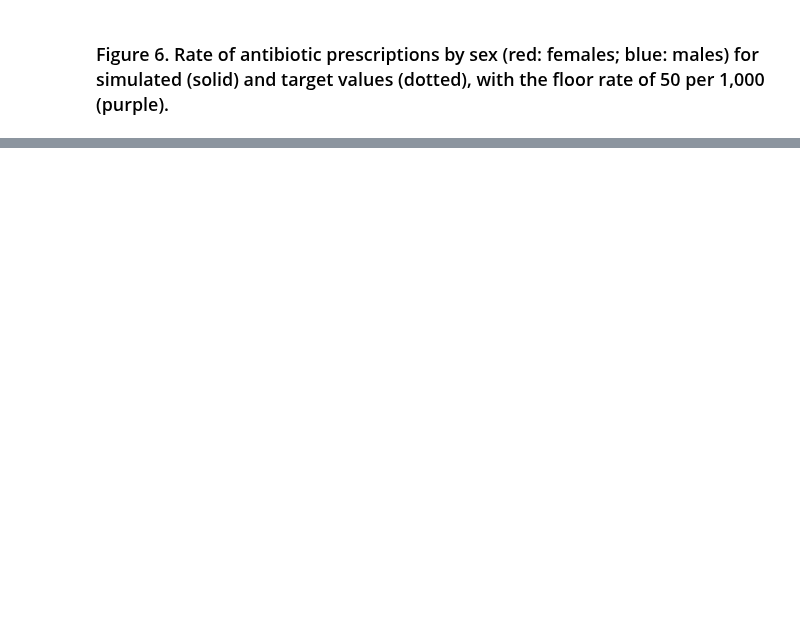
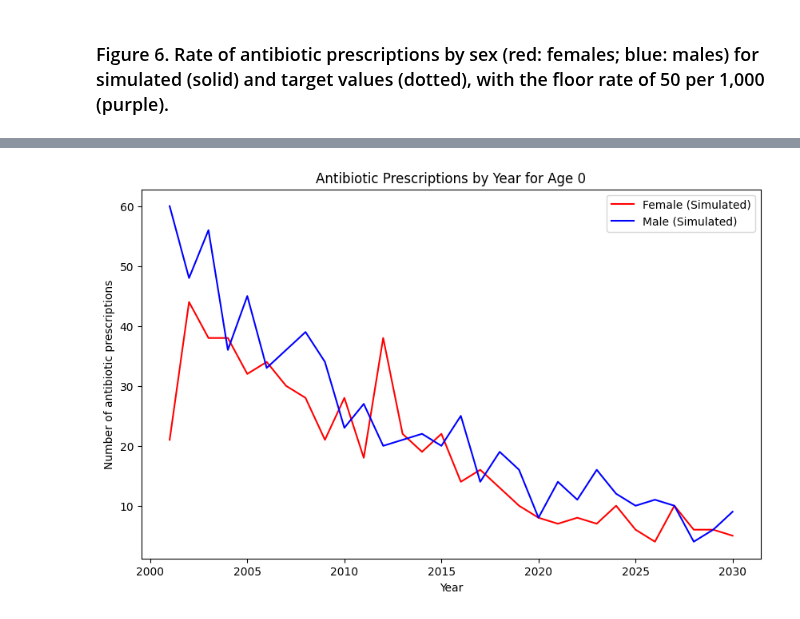
Before and after one commit to resplab/leap, a Jupyter notebook: notebook.ipynb, the cells around one changed output, grey strips where cells are left out. Drawn from its saved outputs; the diff is of its cells as text; code cells hidden in the pictures; blank space fills up the shorter version.

```diff
--- a/notebook.ipynb
+++ b/notebook.ipynb
@@ -194,0 +163,23 @@ plt.show()
+# %%
+# Filter data for age 0 and 1
+simulation_age_0_1 = simulation_infant_data.query("age == 0")
+
+# Plotting
+plt.figure(figsize=(10, 6))
+
+# Plot for Female
+female_simulation_age_0 = simulation_age_0_1.query("sex == 'Female'")
+plt.plot(female_simulation_age_0['year'], female_simulation_age_0['n_antibiotic_exposure'], label='Female (Simulated)', color='red', linestyle='solid')
+
+# Plot for Male
+male_simulation_age_0 = simulation_age_0_1.query("sex == 'Male'")
+plt.plot(male_simulation_age_0['year'], male_simulation_age_0['n_antibiotic_exposure'], label='Male (Simulated)', color='blue', linestyle='solid')
+
+# Additional elements
+plt.xlabel("Year")
+plt.ylabel("Number of antibiotic prescriptions")
+plt.title("Antibiotic Prescriptions by Year for Age 0")
+plt.legend()
+plt.show()
+# %% [output]
+[figure, added]
```
Also changed, not shown: parts of 6 cells of this notebook.
